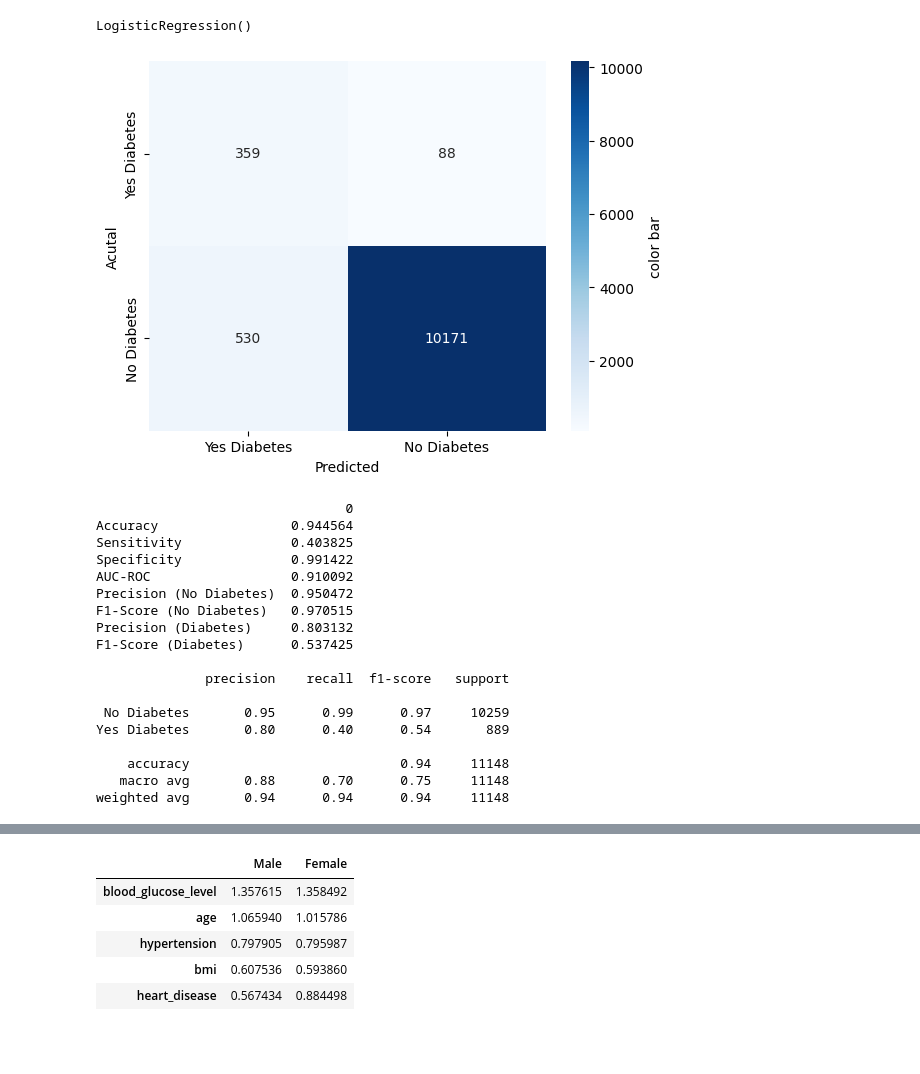
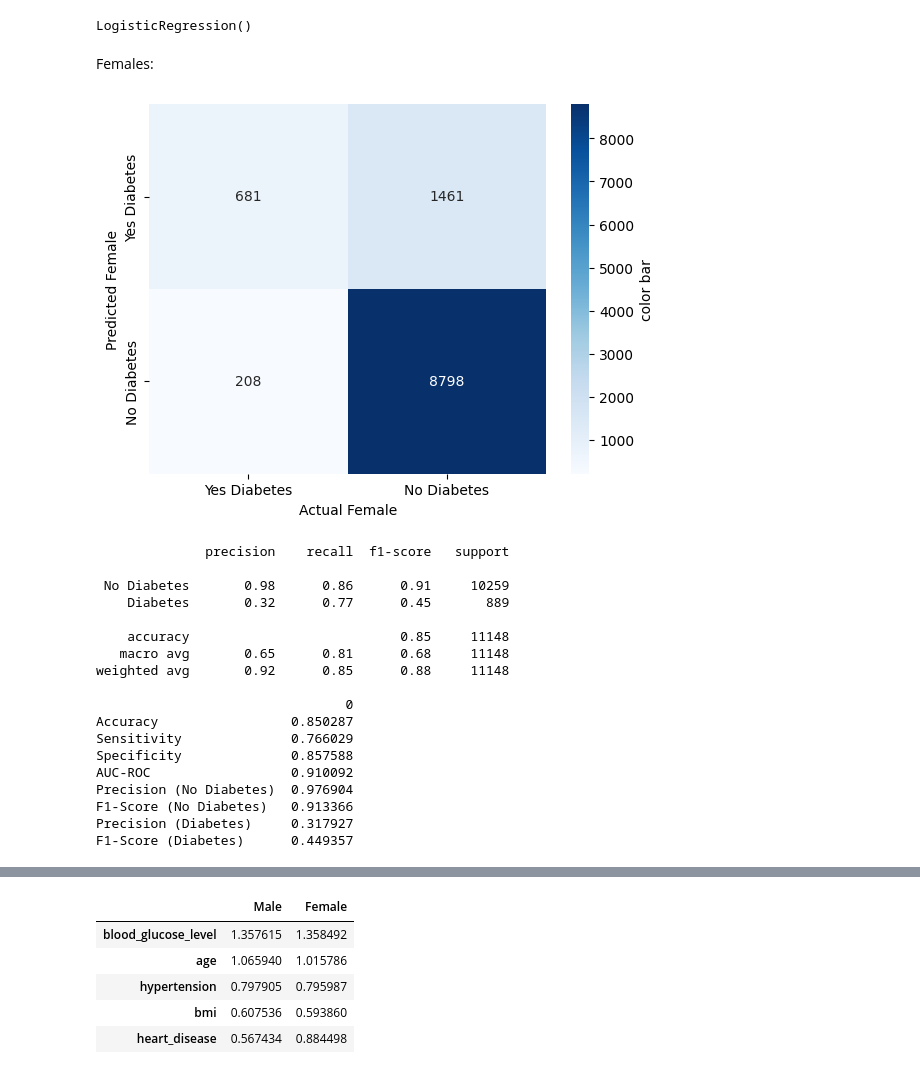
Before and after one commit to raygomez16/data309_datasciencecapstoneproject_diabetesprediction, a Jupyter notebook: 05_gender_based_logistic_regression.ipynb, the cells around one changed output, grey strips where cells are left out. Saved outputs shown, nothing was run; the diff lists cells and outputs as text; code cells hidden in the pictures; blank space fills up the shorter version.

```diff
--- a/05_gender_based_logistic_regression.ipynb
+++ b/05_gender_based_logistic_regression.ipynb
@@ -88,58 +111,70 @@ lr_male.fit(X_male_train, y_male_train)
 lr_female.fit(X_female_train, y_female_train)
 # %% [output]
 LogisticRegression()
+# %% [markdown]
+Females:
 # %%
 #metrics for females such as confusion matrix and classification report
-y_pred = lr_female.predict(X_female_test)
-y_prob = lr_female.predict_proba(X_female_test)[:,1]
 
+#y_pred = lr_female.predict(X_female_test)
+#y_prob = lr_female.predict_proba(X_female_test)[:,1]
+
+#setting threshold for optimal performance
+y_prob = lr_female.predict_proba(X_female_test)[:, 1]
+threshold = 0.1
+y_pred = (y_prob > threshold).astype(int)
+
+#function calling for metrics
 auc_f = roc_auc_score(y_female_test, y_prob)
 cm_f = confusion_matrix(y_female_test, y_pred,labels=[1, 0])
 sensitivity = recall_score(y_female_test, y_pred)
 specificity = recall_score(y_female_test, y_pred, pos_label=0)
 
 #generate heatmap for the confusion matrix using seaborn
 sns.heatmap(cm_f.T, cmap="Blues", annot=True, fmt='g',
     cbar_kws={"orientation":"vertical", "label":"color bar"},xticklabels=["Yes Diabetes", "No Diabetes"],
     yticklabels=["Yes Diabetes", "No Diabetes"])
-plt.xlabel("Predicted")
-plt.ylabel("Acutal")
+plt.xlabel("Actual Female")
+plt.ylabel("Predicted Female")
+#plt.savefig("05: Heatmap confusion matrix for Females")
 plt.show()
+
 print()
+
+#classification report giving metrics like sensitivity and specificity
+print(classification_report(y_female_test, y_pred, target_names=['No Diabetes','Diabetes']))
 
 metrics_summary = {
     'Accuracy': accuracy_score(y_female_test, y_pred),
     'Sensitivity': sensitivity,
     'Specificity': specificity,
     'AUC-ROC': auc_f,
     'Precision (No Diabetes)': precision_score(y_female_test, y_pred, pos_label=0),
     'F1-Score (No Diabetes)': f1_score(y_female_test, y_pred, pos_label=0),
     'Precision (Diabetes)': precision_score(y_female_test, y_pred, pos_label=1),
     'F1-Score (Diabetes)': f1_score(y_female_test, y_pred, pos_label=1)
 }
 
 metrics_df_f = pd.DataFrame([metrics_summary])
 print(metrics_df_f.T)
 print()
-
-print(classification_report(y_female_test, y_pred, target_names=['No Diabetes', 'Yes Diabetes']))
 # %% [output]
-[figure, old version]
+[figure, new version]
-                                0
-Accuracy                 0.944564
-Sensitivity              0.403825
-Specificity              0.991422
-AUC-ROC                  0.910092
-Precision (No Diabetes)  0.950472
-F1-Score (No Diabetes)   0.970515
-Precision (Diabetes)     0.803132
-F1-Score (Diabetes)      0.537425
-
               precision    recall  f1-score   support
 
- No Diabetes       0.95      0.99      0.97     10259
-Yes Diabetes       0.80      0.40      0.54       889
+ No Diabetes       0.98      0.86      0.91     10259
+    Diabetes       0.32      0.77      0.45       889
 
-    accuracy                           0.94     11148
-   macro avg       0.88      0.70      0.75     11148
-weighted avg       0.94      0.94      0.94     11148
+    accuracy                           0.85     11148
+   macro avg       0.65      0.81      0.68     11148
+weighted avg       0.92      0.85      0.88     11148
+
+                                0
+Accuracy                 0.850287
+Sensitivity              0.766029
+Specificity              0.857588
+AUC-ROC                  0.910092
+Precision (No Diabetes)  0.976904
+F1-Score (No Diabetes)   0.913366
+Precision (Diabetes)     0.317927
+F1-Score (Diabetes)      0.449357
```
Also changed, not shown: parts of 9 cells of this notebook, 3 other files.
